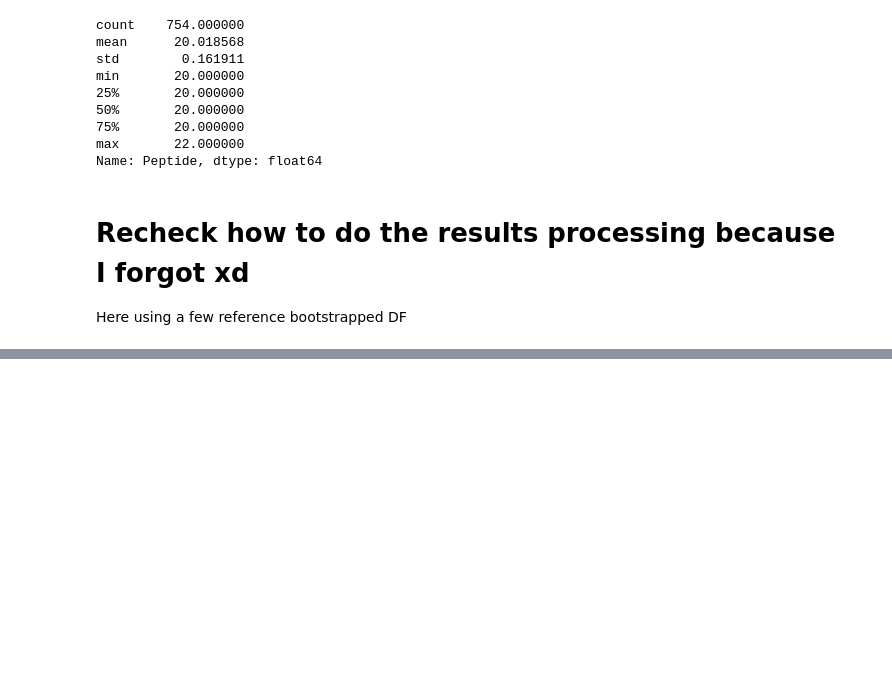
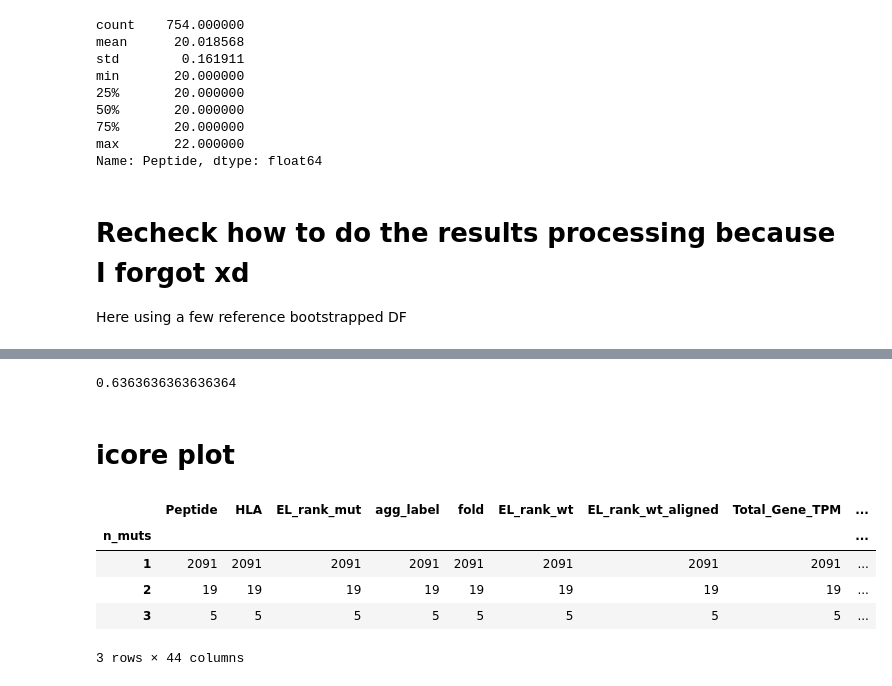
Before and after one commit to richieYT-wan/cedar, a Jupyter notebook: notebook/231017_new_data_and_review.ipynb, the cells around one changed output, grey strips where cells are left out. Saved outputs shown, nothing was run; the diff lists cells and outputs as text; code cells hidden in the pictures; blank space fills up the shorter version.

```diff
--- a/notebook/231017_new_data_and_review.ipynb
+++ b/notebook/231017_new_data_and_review.ipynb
@@ -465,6 +522,13 @@ roc_auc_score(mg['agg_label'],mg['prediction'])
 # %%
-prime_preds = pd.read_csv('../../benchmark/NEPDB_scored_withmodels_filtered_NODUPS.csv').set_index('Peptide')
+benchmark = pd.read_csv('../../benchmark/NEPDB_scored_withmodels_filtered_NODUPS.csv').set_index('Peptide')
 new_preds = pd.read_csv('/Users/riwa/Downloads/ICERFIRE_predictions.csv').set_index('Peptide')
-
-new_nepdb['prime'] = prime_preds.loc[new_nepdb.index, 'PRIME_score']
-new_nepdb['icerfire'] = new_preds.loc[new_nepdb.index, 'prediction']
+new_nepdb['Axelf'] = benchmark.loc[new_nepdb.index, 'Axelf']
+new_nepdb['HLAthenaE_rank'] = 1-benchmark.loc[new_nepdb.index, 'HLAthenaE_rank']
+new_nepdb['NNAlign_score_new'] = benchmark.loc[new_nepdb.index, 'NNAlign_score_new']
+new_nepdb['EL_rank_exp'] = 1-benchmark.loc[new_nepdb.index, 'EL_rank_exp']
+new_nepdb['mhcflurry_presentation_percentile'] = 1- benchmark.loc[new_nepdb.index, 'mhcflurry_presentation_percentile']
+new_nepdb['PRIME_score'] = benchmark.loc[new_nepdb.index, 'PRIME_score']
+new_nepdb['Base Model'] = benchmark.loc[new_nepdb.index, 'Base Model']
+new_nepdb['IEDB_score'] = benchmark.loc[new_nepdb.index, 'IEDB_score']
+new_nepdb['prediction'] = new_preds.loc[new_nepdb.index, 'prediction']
+new_nepdb['Harmonic Model'] = benchmark.loc[new_nepdb.index, 'Harmonic Model']
@@ -589,0 +568,10 @@ array(['PRIME', 'NEW_NEPDB', 'KCV', 'NEPDB', 'CEDAR'], dtype=object)
+# %%
+from sklearn.metrics import roc_auc_score
+mg=pd.merge(new_preds, new_nepdb, left_on=['Peptide','wild_type', 'icore_mut', 'icore_wt_aligned', 'HLA'], right_on=['Peptide','wild_type', 'icore_mut','icore_wt_aligned', 'HLA'], how ='inner')
+new_nepdb = new_nepdb.set_index('Peptide').drop(columns=['Unnamed: 0.1', 'Unnamed: 0'])
+
+roc_auc_score(mg['agg_label'],mg['prediction'])
+# %% [output]
+0.6363636363636364
+# %% [markdown]
+# icore plot
@@ -589,0 +581,24 @@ array(['PRIME', 'NEW_NEPDB', 'KCV', 'NEPDB', 'CEDAR'], dtype=object)
+# %%
+def find_difference_location(peptide, wild_type, icore_mut, mutation_position):
+    if mutation_position != "-1":
+        return mutation_position
+
+    for i in range(len(peptide)):
+        if peptide[i] != wild_type[i]:
+            if i < 9:
+                return "right"
+            else:
+                return "left"
+
+    return "not found"
+
+cedar_9mers['mut_position'] = cedar_9mers.apply(lambda x: find_difference_location(x['Peptide'], x['wild_type'], x['icore_mut'], x['icore_mutation_position']), axis=1)
+cedar_9mers['n_muts'] = cedar_9mers['mut_position'].apply(lambda x: x.count(',')+1)
+cedar_9mers.groupby(['n_muts']).count()
+# %% [output]
+|  | Peptide | HLA | EL_rank_mut | agg_label | fold | EL_rank_wt | EL_rank_wt_aligned | Total_Gene_TPM | ... |
+| n_muts |  |  |  |  |  |  |  |  | ... |
+| 1 | 2091 | 2091 | 2091 | 2091 | 2091 | 2091 | 2091 | 2091 | ... |
+| 2 | 19 | 19 | 19 | 19 | 19 | 19 | 19 | 19 | ... |
+| 3 | 5 | 5 | 5 | 5 | 5 | 5 | 5 | 5 | ... |
+3 rows × 44 columns
```
Also changed, not shown: parts of 31 cells of this notebook, 2 other files.
